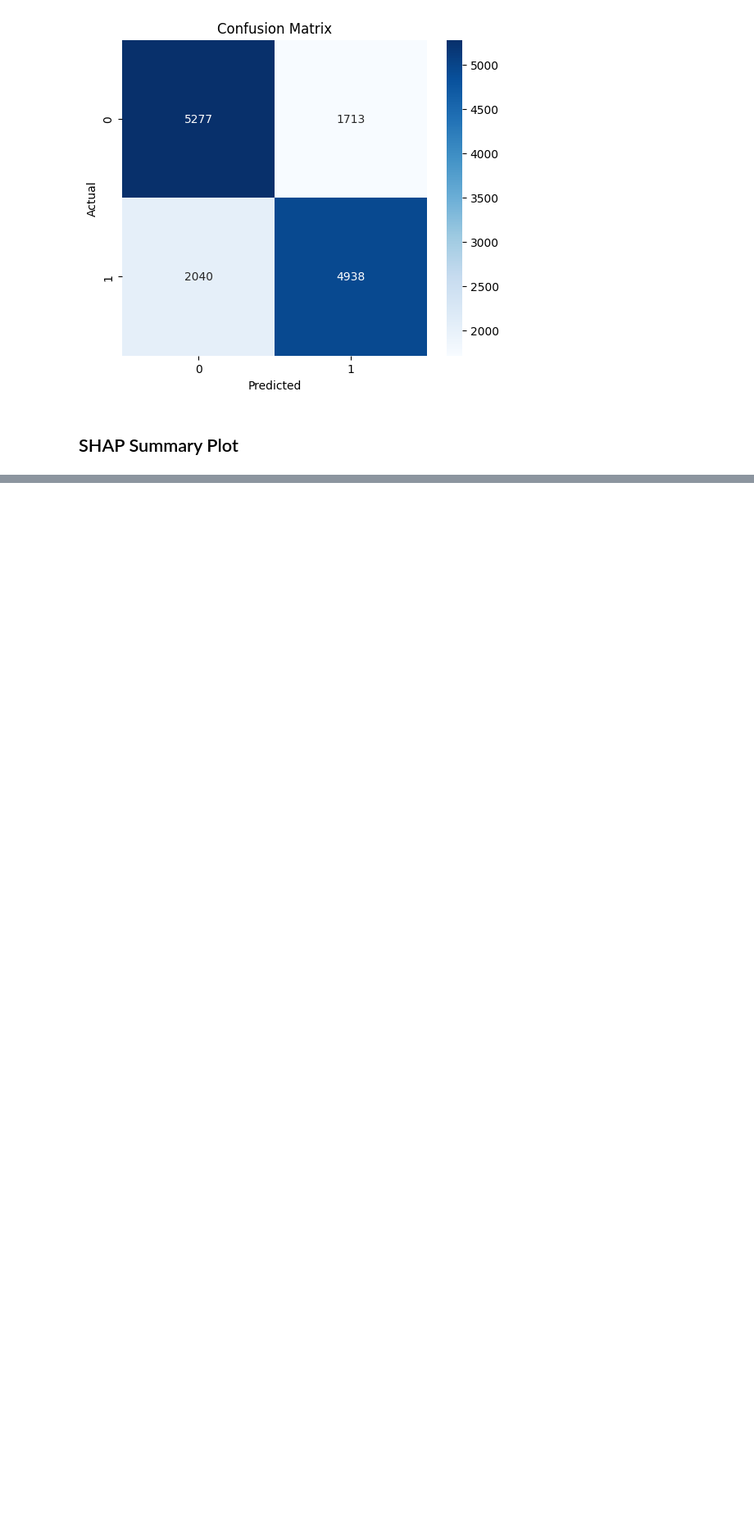
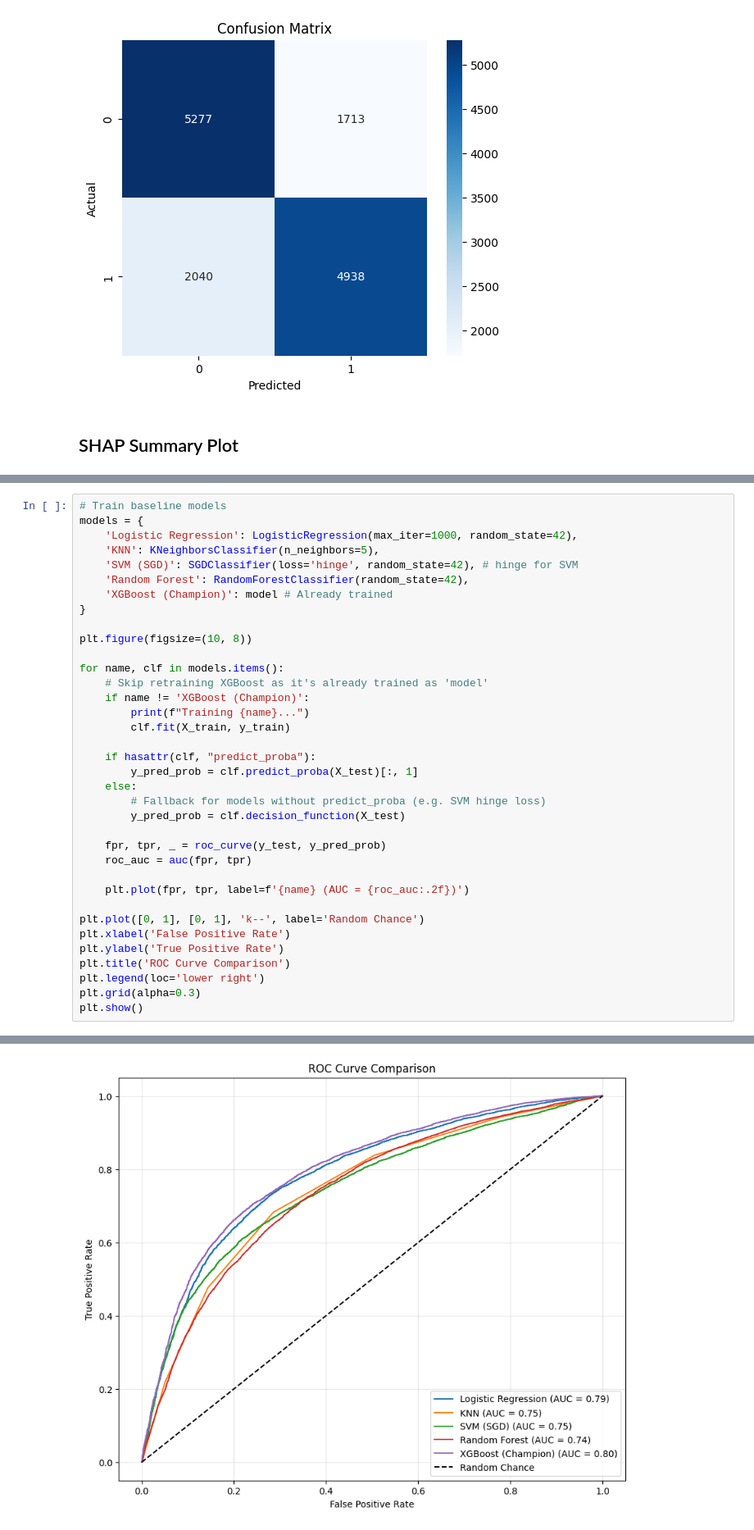
Before and after one commit to Armand-Clouteau-91/cardiovascular_disease_ml, a Jupyter notebook: notebooks/03_Analysis_and_Report.ipynb, the cells around one changed output, grey strips where cells are left out. Shown at 82% size. Cells and saved outputs as stored; diff of their text form; blank space fills up the shorter version.

```diff
--- a/notebooks/03_Analysis_and_Report.ipynb
+++ b/notebooks/03_Analysis_and_Report.ipynb
@@ -120,0 +161,37 @@ plt.show()
+# %%
+# Train baseline models
+models = {
+    'Logistic Regression': LogisticRegression(max_iter=1000, random_state=42),
+    'KNN': KNeighborsClassifier(n_neighbors=5),
+    'SVM (SGD)': SGDClassifier(loss='hinge', random_state=42), # hinge for SVM
+    'Random Forest': RandomForestClassifier(random_state=42),
+    'XGBoost (Champion)': model # Already trained
+}
+
+plt.figure(figsize=(10, 8))
+
+for name, clf in models.items():
+    # Skip retraining XGBoost as it's already trained as 'model'
+    if name != 'XGBoost (Champion)':
+        print(f"Training {name}...")
+        clf.fit(X_train, y_train)
+
+    if hasattr(clf, "predict_proba"):
+        y_pred_prob = clf.predict_proba(X_test)[:, 1]
+    else:
+        # Fallback for models without predict_proba (e.g. SVM hinge loss)
+        y_pred_prob = clf.decision_function(X_test)
+
+    fpr, tpr, _ = roc_curve(y_test, y_pred_prob)
+    roc_auc = auc(fpr, tpr)
+
+    plt.plot(fpr, tpr, label=f'{name} (AUC = {roc_auc:.2f})')
+
+plt.plot([0, 1], [0, 1], 'k--', label='Random Chance')
+plt.xlabel('False Positive Rate')
+plt.ylabel('True Positive Rate')
+plt.title('ROC Curve Comparison')
+plt.legend(loc='lower right')
+plt.grid(alpha=0.3)
+plt.show()
+# %% [output]
@@ -120,0 +202 @@ plt.show()
+[figure, added]
```
Also changed, not shown: parts of 12 cells of this notebook, 2 other files.
